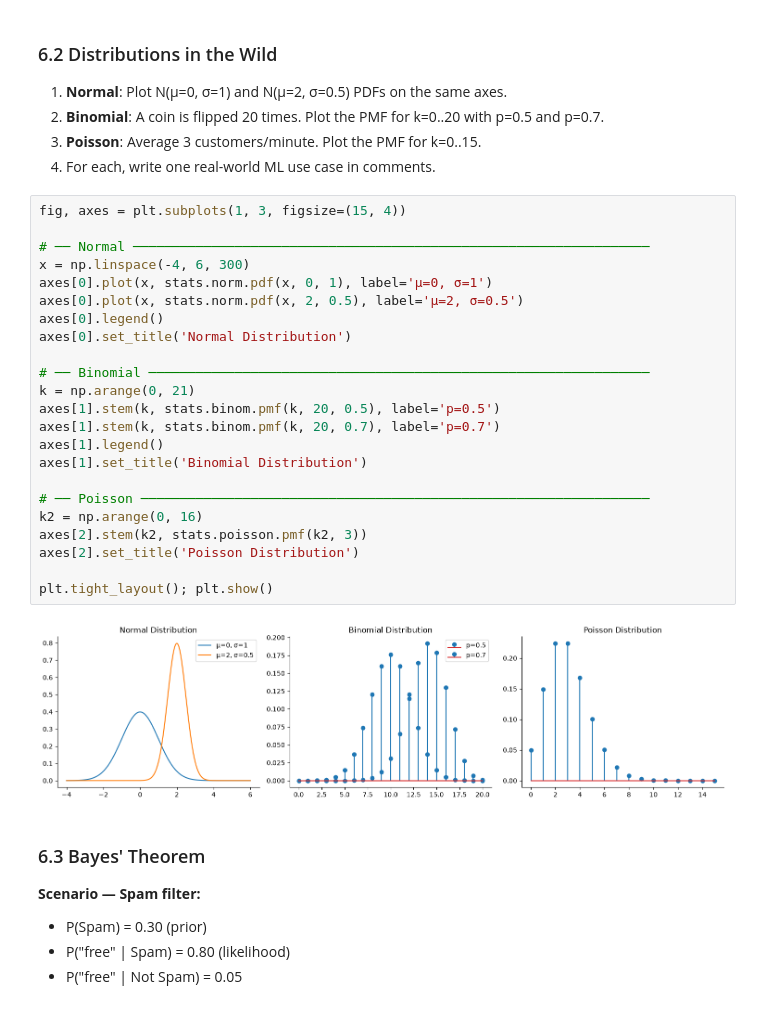
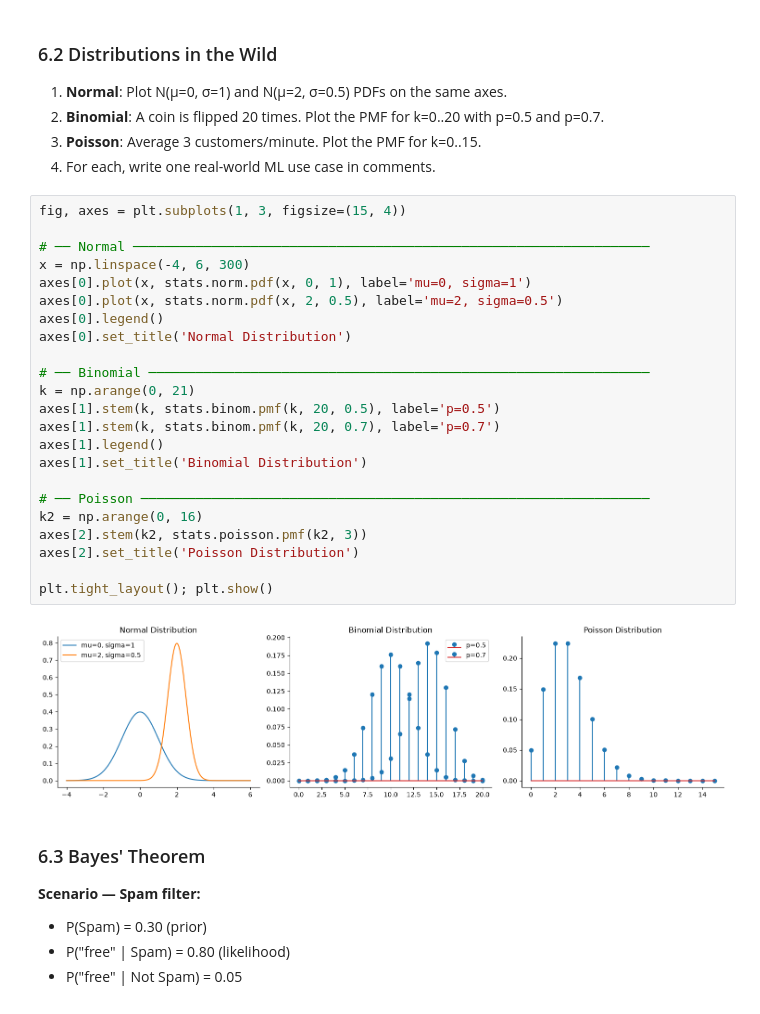
Before and after one commit to techbypradnya/celebal-internship, a Jupyter notebook: Week_01/Assignment/week1_Pradnya.ipynb, the cells around one changed output. Cells and saved outputs as stored; diff of their text form.

```diff
--- a/Week_01/Assignment/week1_Pradnya.ipynb
+++ b/Week_01/Assignment/week1_Pradnya.ipynb
@@ -839,28 +838,28 @@ Independent? False
 # %%
 fig, axes = plt.subplots(1, 3, figsize=(15, 4))
 
 # ── Normal ──────────────────────────────────────────────────────────────────
 x = np.linspace(-4, 6, 300)
-axes[0].plot(x, stats.norm.pdf(x, 0, 1), label='μ=0, σ=1')
-axes[0].plot(x, stats.norm.pdf(x, 2, 0.5), label='μ=2, σ=0.5')
+axes[0].plot(x, stats.norm.pdf(x, 0, 1), label='mu=0, sigma=1')
+axes[0].plot(x, stats.norm.pdf(x, 2, 0.5), label='mu=2, sigma=0.5')
 axes[0].legend()
 axes[0].set_title('Normal Distribution')
 
 # ── Binomial ────────────────────────────────────────────────────────────────
 k = np.arange(0, 21)
 axes[1].stem(k, stats.binom.pmf(k, 20, 0.5), label='p=0.5')
 axes[1].stem(k, stats.binom.pmf(k, 20, 0.7), label='p=0.7')
 axes[1].legend()
 axes[1].set_title('Binomial Distribution')
 
 # ── Poisson ─────────────────────────────────────────────────────────────────
 k2 = np.arange(0, 16)
 axes[2].stem(k2, stats.poisson.pmf(k2, 3))
 axes[2].set_title('Poisson Distribution')
 
 plt.tight_layout(); plt.show()
 # %% [output]
-[figure, old version]
+[figure, new version]
 # %% [markdown]
 ### 6.3 Bayes' Theorem
 
```
Also changed, not shown: parts of 3 cells of this notebook.
